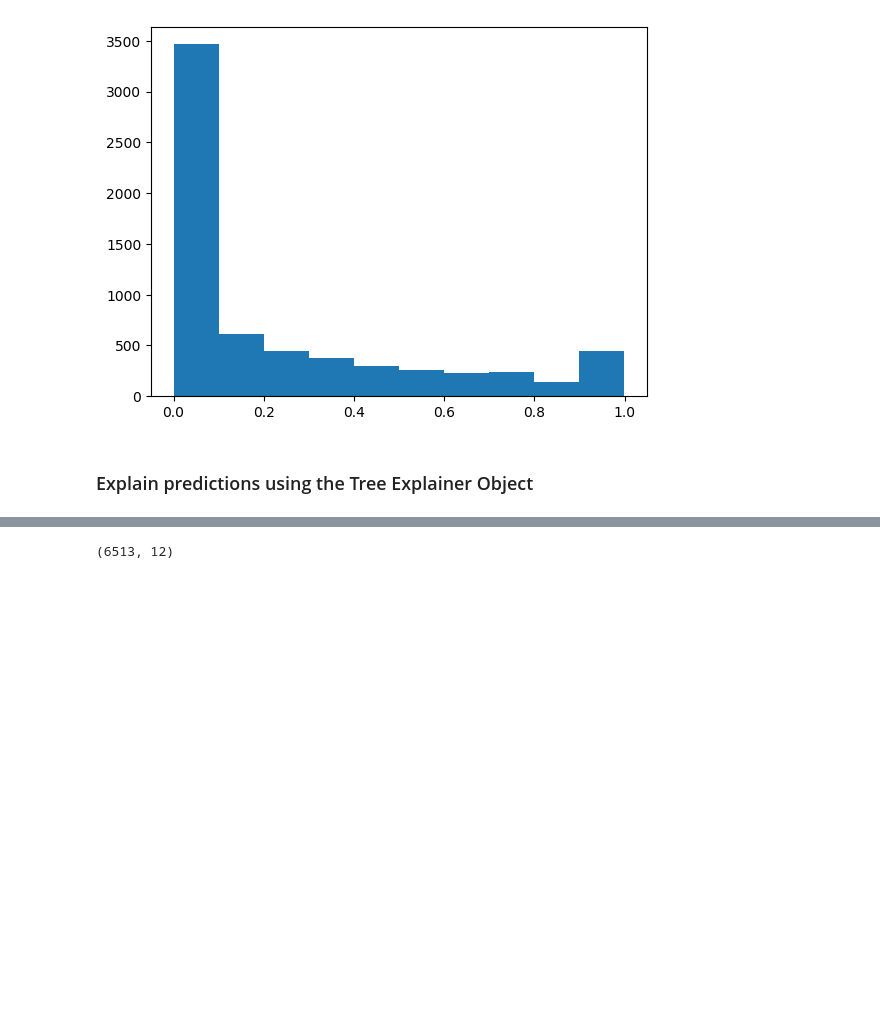
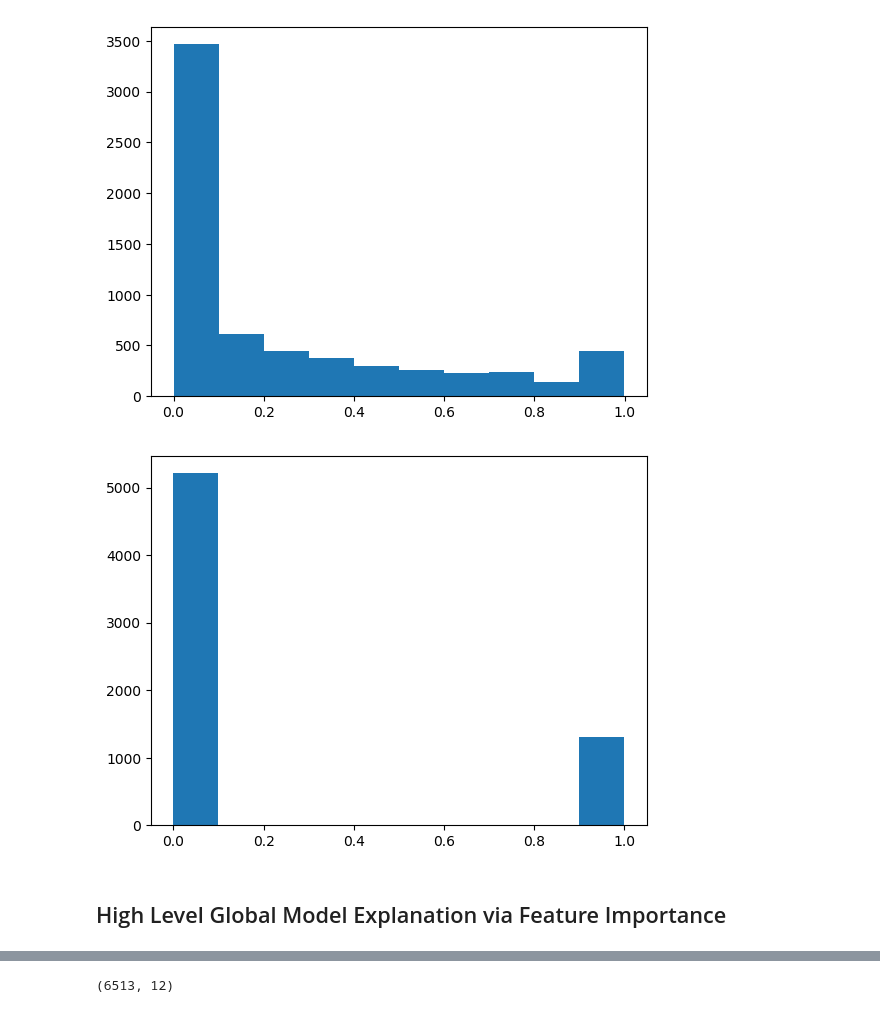
Before and after one commit to Sebastian1981/AWS_Sagemaker_Clarify_4Responsible_AI, a Jupyter notebook: experiment/00_model_explainibility.ipynb, the cells around one changed output, grey strips where cells are left out. Drawn from its saved outputs; the diff is of its cells as text; code cells hidden in the pictures; blank space fills up the shorter version.

```diff
--- a/experiment/00_model_explainibility.ipynb
+++ b/experiment/00_model_explainibility.ipynb
@@ -114,9 +114,16 @@ plt.show()
 # %% [output]
 [figure]
 # %%
-plt.hist(model.predict(X_test))
+predictions = model.predict(X_test)
+plt.hist(predictions)
 plt.show()
 # %% [output]
 [figure]
-# %% [markdown]
-### Explain predictions using the Tree Explainer Object
+# %%
+labels = np.where(predictions<0.5, 0, 1)
+plt.hist(labels)
+plt.show()
+# %% [output]
+[figure, added]
+# %% [markdown]
+## High Level Global Model Explanation via Feature Importance
```
Also changed, not shown: parts of 43 cells of this notebook.
